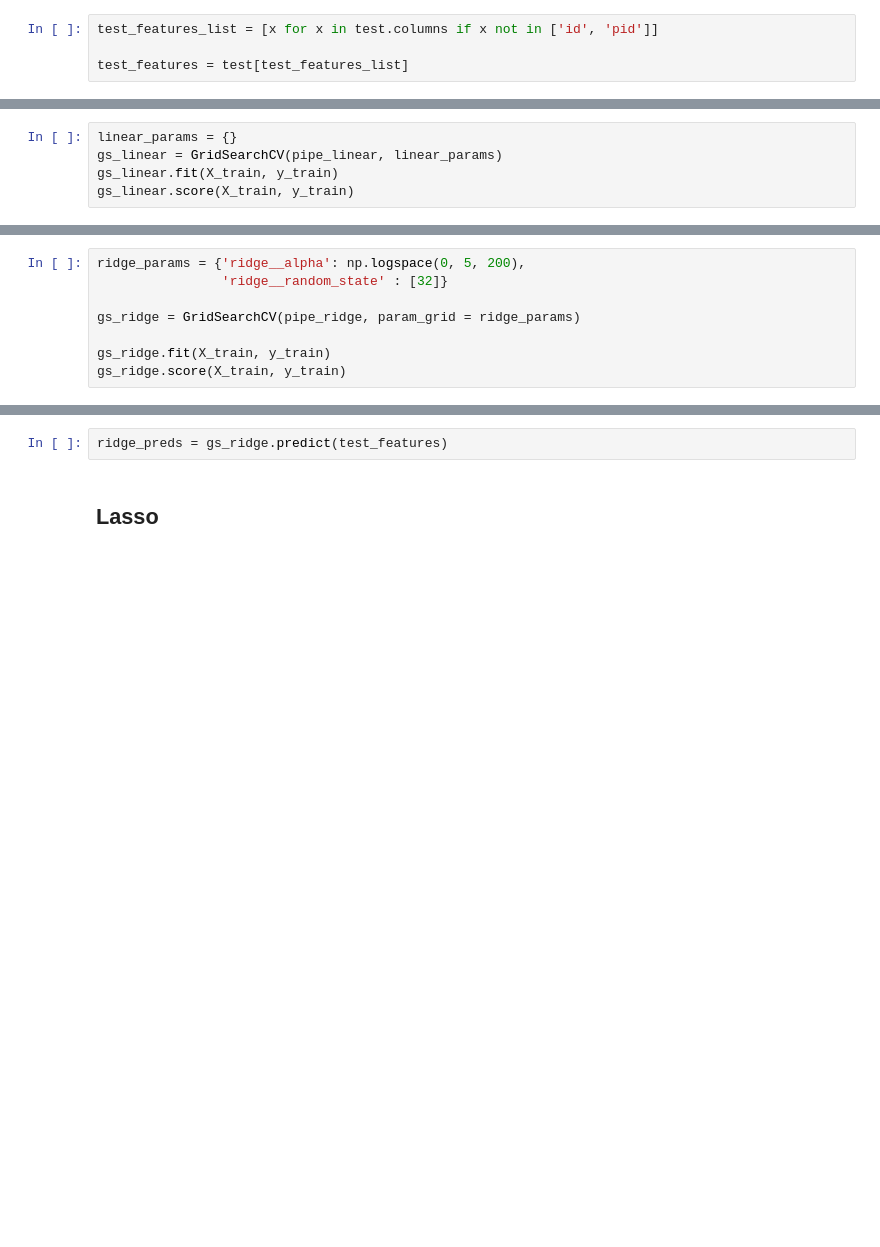
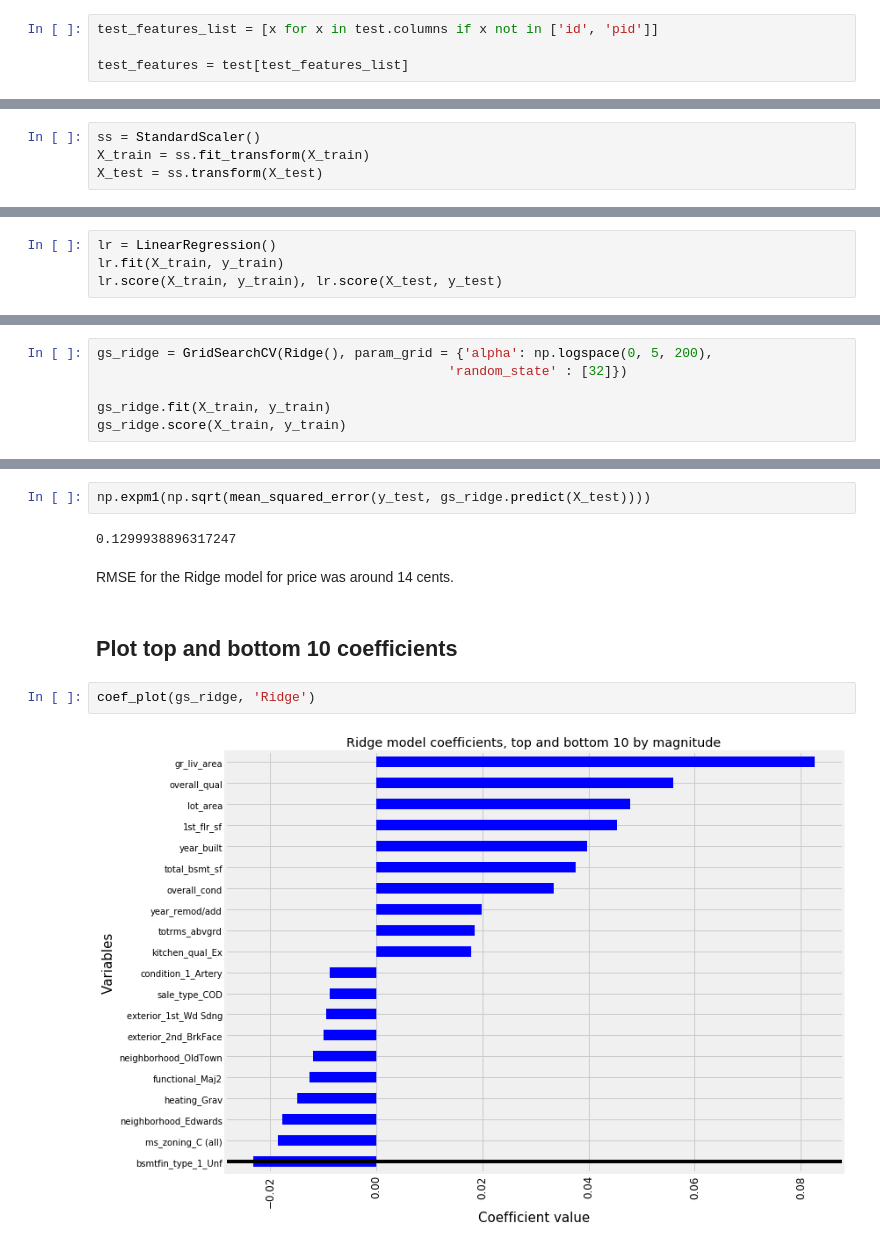
Before and after one commit to gd32/DSI_Project_2, a Jupyter notebook: notebooks/03_Modeling.ipynb, the cells around one changed output, grey strips where cells are left out. Drawn from its saved outputs; the diff is of its cells as text; blank space fills up the shorter version.

```diff
--- a/notebooks/03_Modeling.ipynb
+++ b/notebooks/03_Modeling.ipynb
@@ -63 +70,5 @@ X_train, X_test, y_train, y_test = train_test_split(X, y)
+# %%
+ss = StandardScaler()
+X_train = ss.fit_transform(X_train)
+X_test = ss.transform(X_test)
 # %% [markdown]
@@ -65,5 +75,0 @@ X_train, X_test, y_train, y_test = train_test_split(X, y)
-# %%
-linear_params = {}
-gs_linear = GridSearchCV(pipe_linear, linear_params)
-gs_linear.fit(X_train, y_train)
-gs_linear.score(X_train, y_train)
@@ -75,0 +78,4 @@ gs_linear.score(X_test, y_test)
+# %%
+lr = LinearRegression()
+lr.fit(X_train, y_train)
+lr.score(X_train, y_train), lr.score(X_test, y_test)
@@ -125,8 +98,6 @@ Let's try using ridge regression to see if our score turns out better:
 # %%
-ridge_params = {'ridge__alpha': np.logspace(0, 5, 200),
-                'ridge__random_state' : [32]}
-
-gs_ridge = GridSearchCV(pipe_ridge, param_grid = ridge_params)
+gs_ridge = GridSearchCV(Ridge(), param_grid = {'alpha': np.logspace(0, 5, 200),
+                                             'random_state' : [32]})
 
 gs_ridge.fit(X_train, y_train)
 gs_ridge.score(X_train, y_train)
@@ -155,4 +116,12 @@ plot_coef(gs_ridge.best_estimator_.named_steps.ridge)
-# %%
-ridge_preds = gs_ridge.predict(test_features)
-# %% [markdown]
-## Lasso
+# %%
+np.expm1(np.sqrt(mean_squared_error(y_test, gs_ridge.predict(X_test))))
+# %% [output]
+0.1299938896317247
+# %% [markdown]
+RMSE for the Ridge model for price was around 14 cents.
+# %% [markdown]
+## Plot top and bottom 10 coefficients
+# %%
+coef_plot(gs_ridge, 'Ridge')
+# %% [output]
+[figure, added]
```
Also changed, not shown: parts of 73 cells of this notebook, 2 other files.
